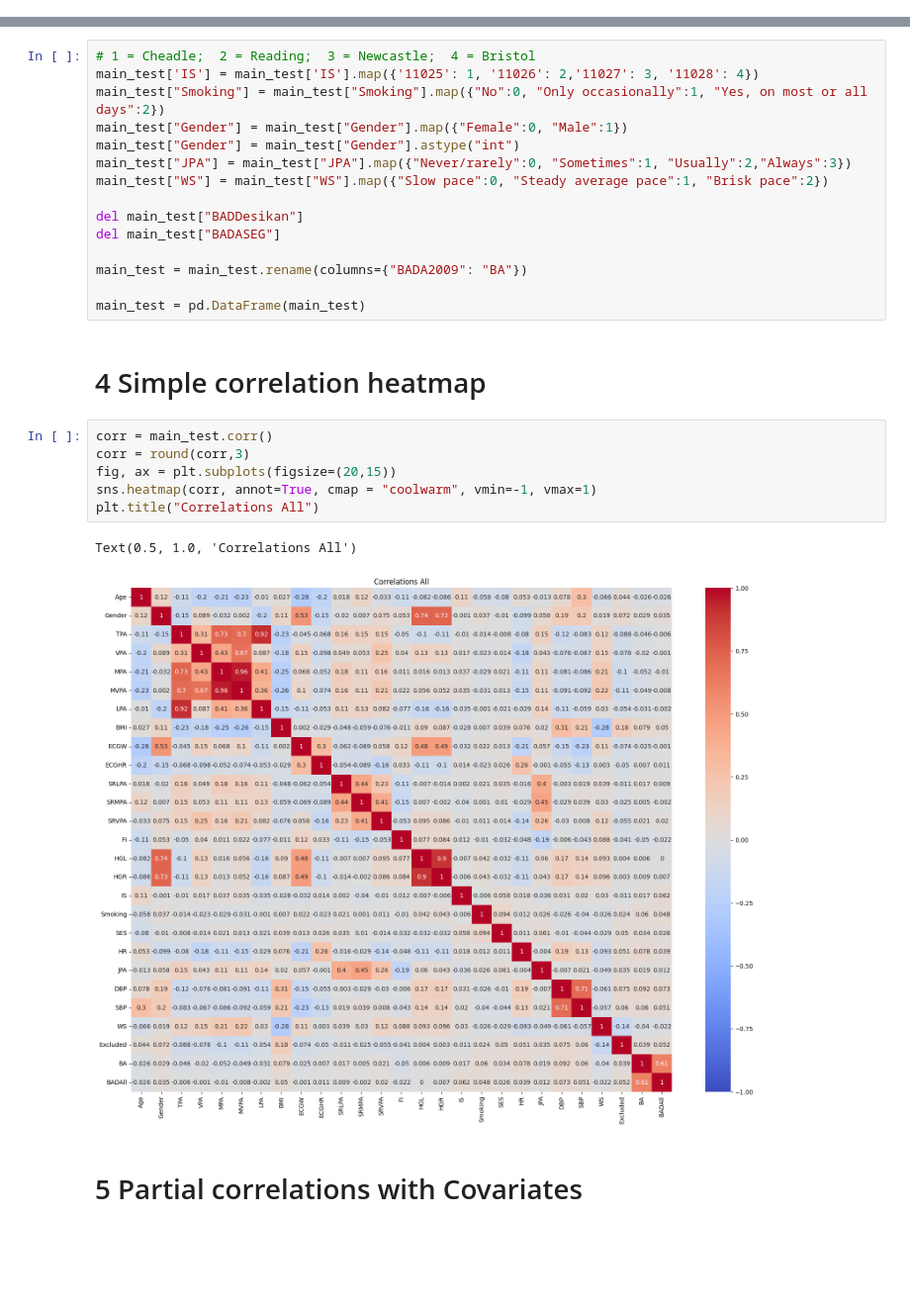
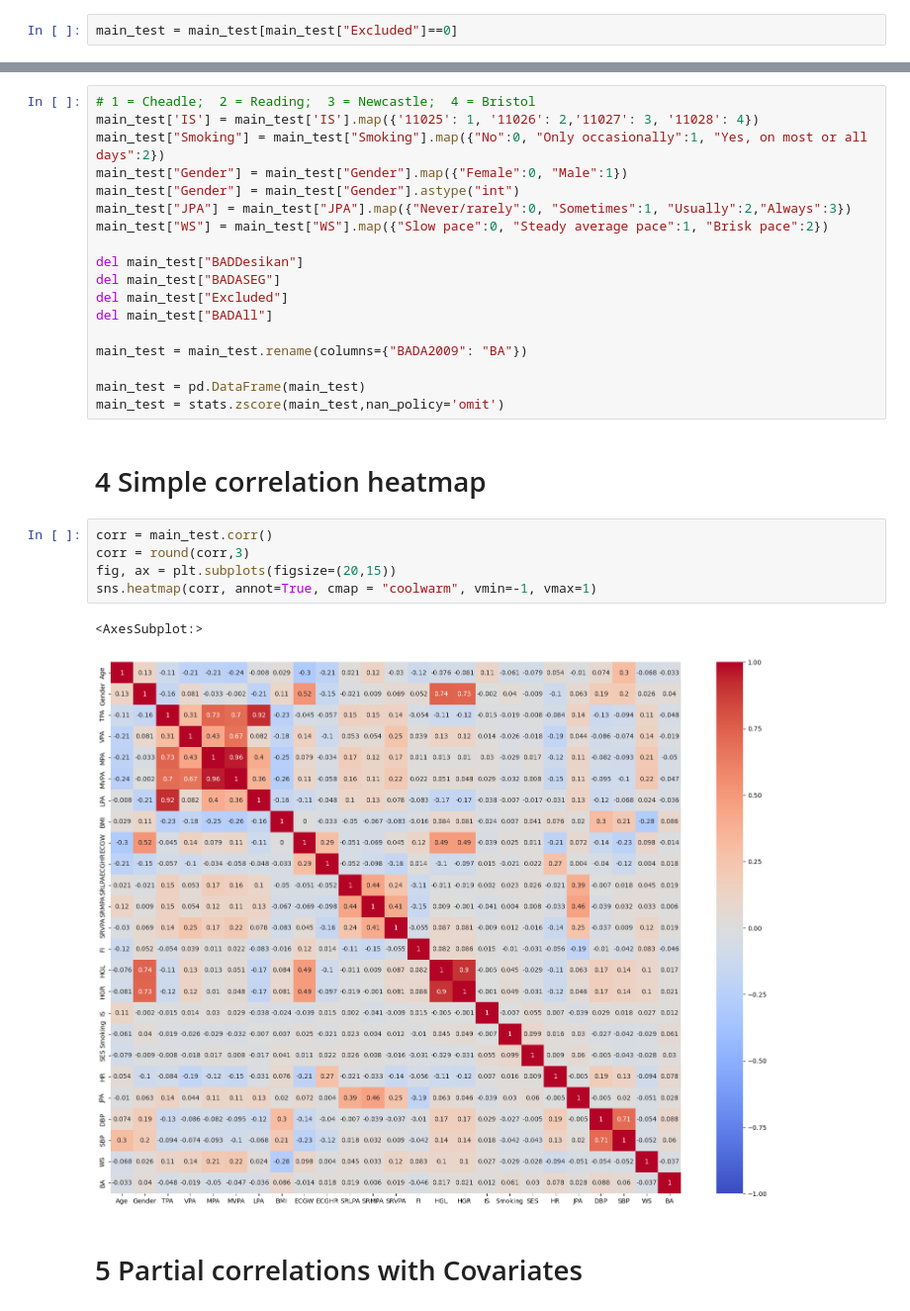
Before and after one commit to ivychad/Hanna, a Jupyter notebook: 5 Final Analysis.ipynb, the cells around one changed output, grey strips where cells are left out. Shown at 99% size. Drawn from its saved outputs; the diff is of its cells as text; blank space fills up the shorter version.

```diff
--- a/5 Final Analysis.ipynb
+++ b/5 Final Analysis.ipynb
@@ -29,6 +30,8 @@ brain_test = pd.DataFrame(brain_test)
 brain_train = pd.DataFrame(brain_train)
 main_test = pd.DataFrame(main_test)
 main_train = pd.DataFrame(main_train)
+# %%
+main_test = main_test[main_test["Excluded"]==0]
 # %% [markdown]
 # 2 Basic distributions
 # %% [markdown]
@@ -291,21 +423,23 @@ main_test["WS"] = main_test["WS"].map({"Slow pace":0, "Steady average pace":1, "
 
 del main_test["BADDesikan"]
 del main_test["BADASEG"]
+del main_test["Excluded"]
+del main_test["BADAll"]
 
 main_test = main_test.rename(columns={"BADA2009": "BA"})
 
 main_test = pd.DataFrame(main_test)
+main_test = stats.zscore(main_test,nan_policy='omit')
 # %% [markdown]
 # 4 Simple correlation heatmap
 # %%
 corr = main_test.corr()
 corr = round(corr,3)
 fig, ax = plt.subplots(figsize=(20,15))
 sns.heatmap(corr, annot=True, cmap = "coolwarm", vmin=-1, vmax=1)
-plt.title("Correlations All")
 # %% [output]
-Text(0.5, 1.0, 'Correlations All')
+<AxesSubplot:>
-[figure, old version]
+[figure, new version]
 # %% [markdown]
 # 5 Partial correlations with Covariates
 # %%
```
Also changed, not shown: parts of 70 cells of this notebook, 4 other files.
